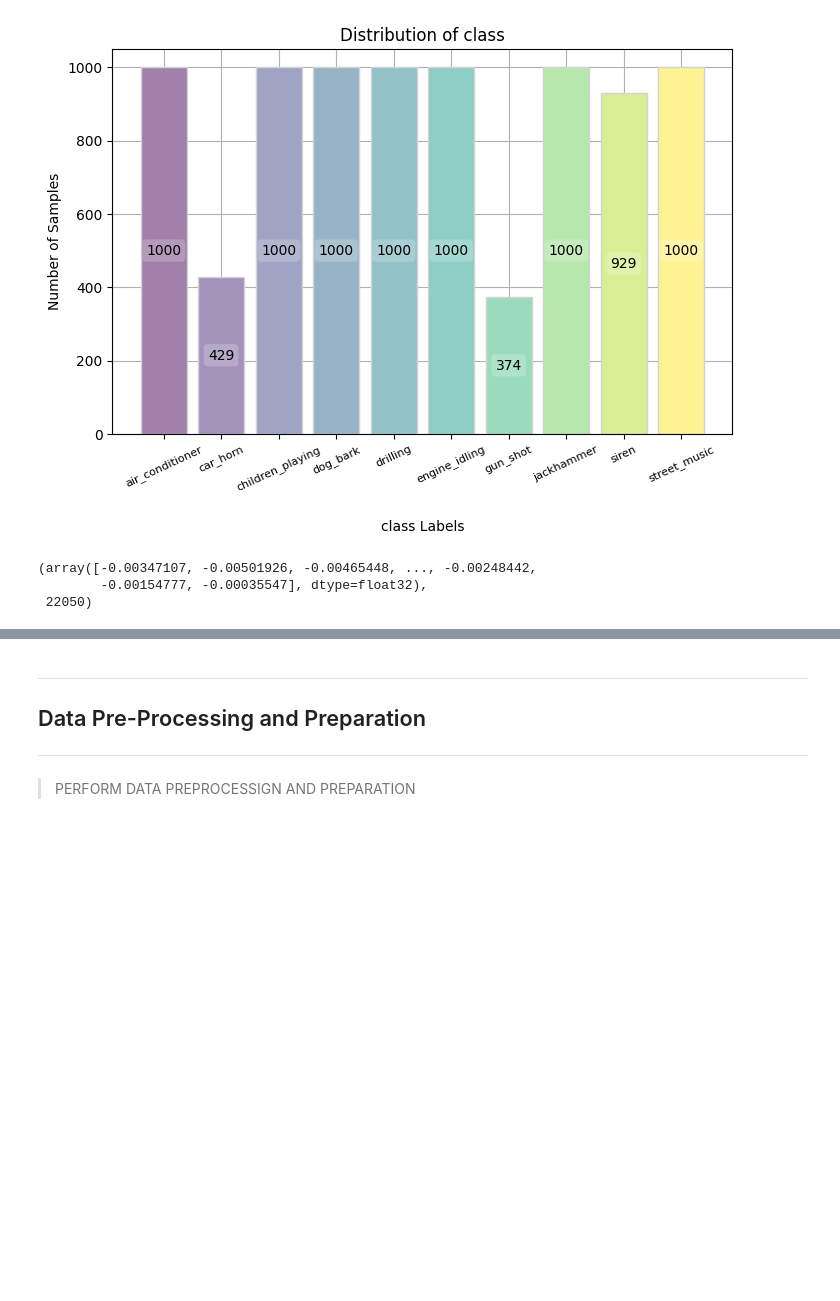
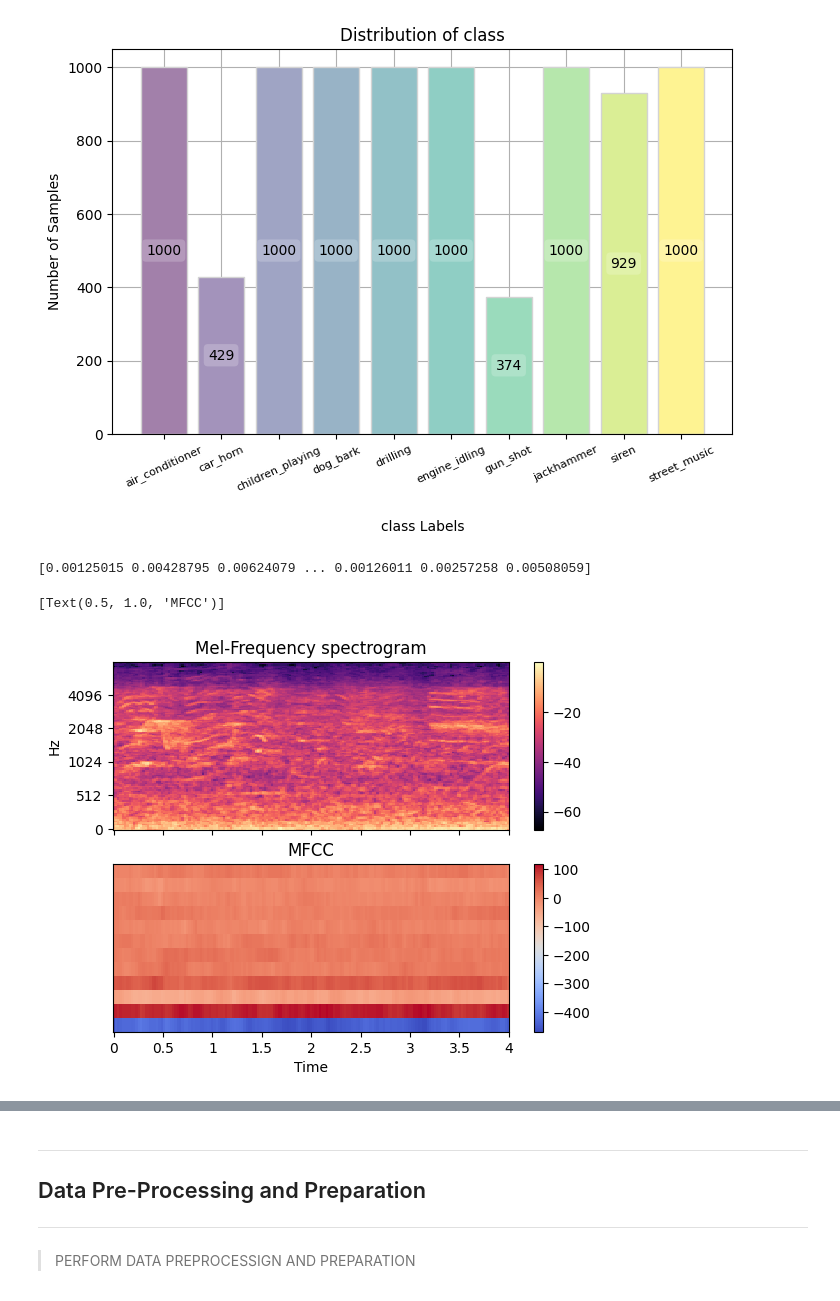
Before and after one commit to EstevesX10/ML2-Urban-Sound-Classification, a Jupyter notebook: Urban-Sound-Classification/UrbanSoundClassification.ipynb, the cells around one changed output, grey strips where cells are left out. Drawn from its saved outputs; the diff is of its cells as text; code cells hidden in the pictures; blank space fills up the shorter version.

```diff
--- a/Urban-Sound-Classification/UrbanSoundClassification.ipynb
+++ b/Urban-Sound-Classification/UrbanSoundClassification.ipynb
@@ -91,9 +92,9 @@ plotFeatureDistribution(df, 'class')
 [figure]
 # %%
 # Load a random audio
-loadAudio(100032, df)
+# y, sr = loadAudio('100263-2-0-121.wav', df)
+y, sr = loadAudio(audioSliceName='100263-2-0-137.wav', audioDuration=config['DURATION'], df_audio=df)
+print(y)
 # %% [output]
-(array([-0.00347107, -0.00501926, -0.00465448, ..., -0.00248442,
-        -0.00154777, -0.00035547], dtype=float32),
- 22050)
+[0.00125015 0.00428795 0.00624079 ... 0.00126011 0.00257258 0.00508059]
 # %%
@@ -100,0 +104,19 @@ loadAudio(100032, df)
+# %%
+# Passing through arguments to the Mel filters
+S = libr.feature.melspectrogram(y=y, sr=sr, n_mels=128,
+                                    fmax=8000)
+# %%
+mfccs = libr.feature.mfcc(y=y, sr=sr, n_mfcc=12)
+fig, ax = plt.subplots(nrows=2, sharex=True)
+img = libr.display.specshow(libr.power_to_db(S, ref=np.max),
+                               x_axis='time', y_axis='mel', fmax=8000,
+                               ax=ax[0])
+fig.colorbar(img, ax=[ax[0]])
+ax[0].set(title='Mel-Frequency spectrogram')
+ax[0].label_outer()
+img = libr.display.specshow(mfccs, x_axis='time', ax=ax[1])
+fig.colorbar(img, ax=[ax[1]])
+ax[1].set(title='MFCC')
+# %% [output]
+[Text(0.5, 1.0, 'MFCC')]
+[figure, added]
```
Also changed, not shown: parts of 4 cells of this notebook.
